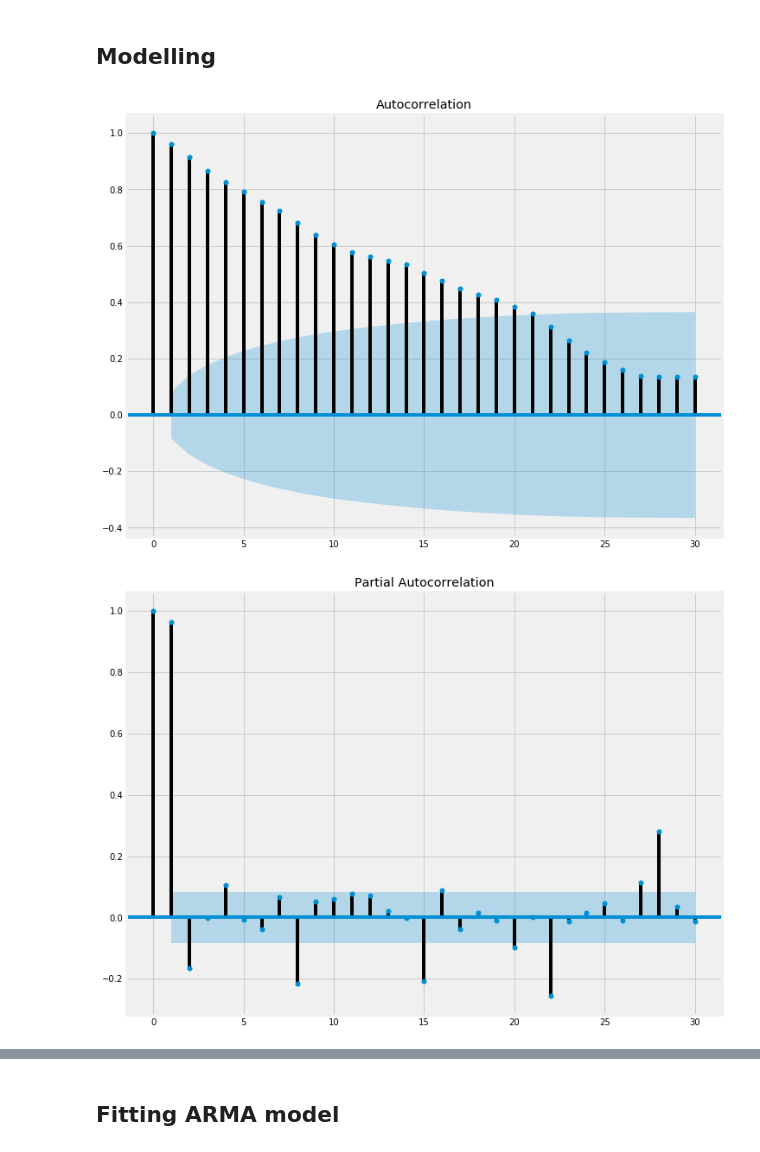
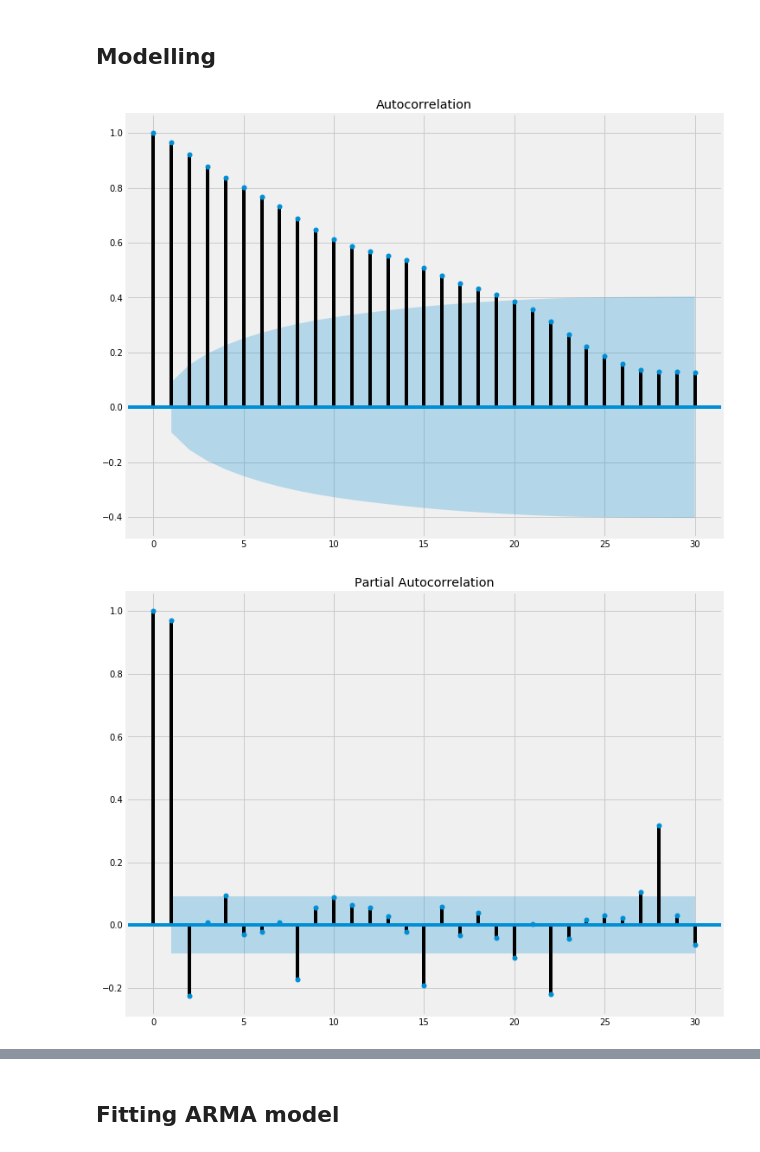
Before and after one commit to Subikshaa/Time-Series-Forecasting-on-Web-Traffic-Dataset, a Jupyter notebook: forecast.ipynb, the cells around one changed output, grey strips where cells are left out. Drawn from its saved outputs; the diff is of its cells as text; code cells hidden in the pictures.

```diff
--- a/forecast.ipynb
+++ b/forecast.ipynb
@@ -252,15 +252,15 @@ plt.show()
 train = top_page_filtered[:'2016-09']
 test = top_page_filtered['2016-10':]
 # %%
-fig = tsaplots.plot_acf(top_page_filtered['Views'], lags=30)
+fig = tsaplots.plot_acf(train['Views'], lags=30)
 plt.show()
 # %% [output]
-[figure, old version]
+[figure, new version]
 # %%
-fig = tsaplots.plot_pacf(top_page_filtered['Views'], lags=30)
+fig = tsaplots.plot_pacf(train['Views'], lags=30)
 plt.show()
 # %% [output]
-[figure, old version]
+[figure, new version]
 # %%
 aic_bic_values = []
 for p in range(7):
```
Also changed, not shown: parts of 13 cells of this notebook.
